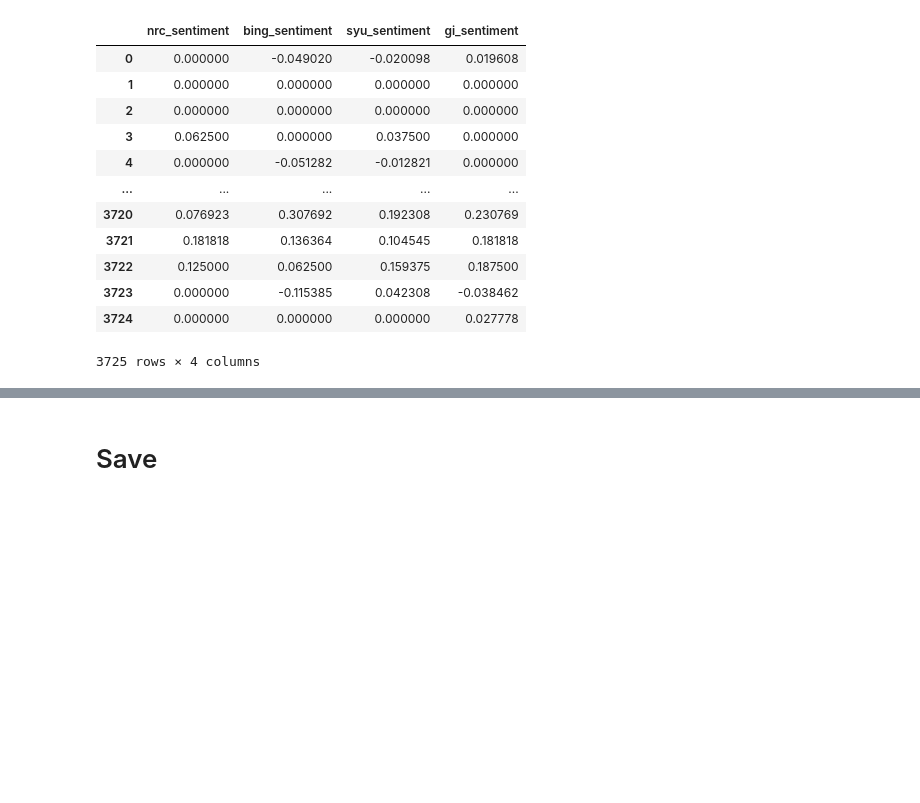
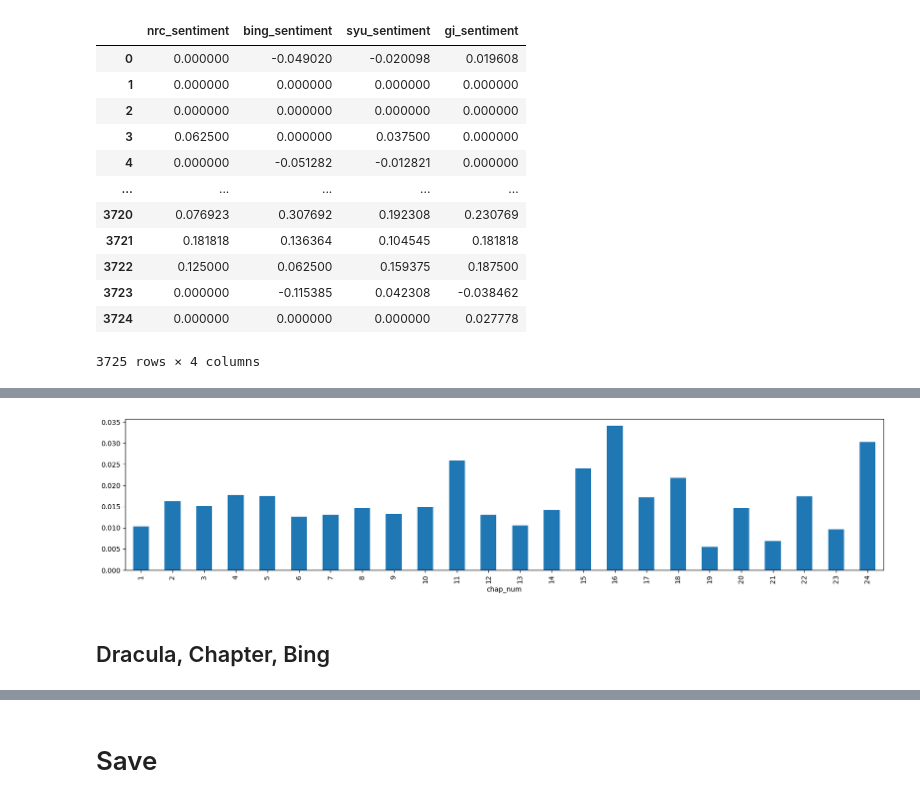
Before and after one commit to rlipps/DS5001-2024-01-R, a Jupyter notebook: lessons/M11_Narrative/M11_01_ExportBooksWithSentiment.ipynb, the cells around one changed output, grey strips where cells are left out. Saved outputs shown, nothing was run; the diff lists cells and outputs as text; code cells hidden in the pictures; blank space fills up the shorter version.

```diff
--- a/lessons/M11_Narrative/M11_01_ExportBooksWithSentiment.ipynb
+++ b/lessons/M11_Narrative/M11_01_ExportBooksWithSentiment.ipynb
@@ -265,0 +310,6 @@ G.get_group(105).reset_index(drop=True)
+# %%
+visualize_sentiment(105, CHAPS, 'bing', kind='bar');
+# %% [output]
+[figure, added]
+# %% [markdown]
+## Dracula, Chapter, Bing
```
Also changed, not shown: parts of 29 cells of this notebook, 13 other files.
